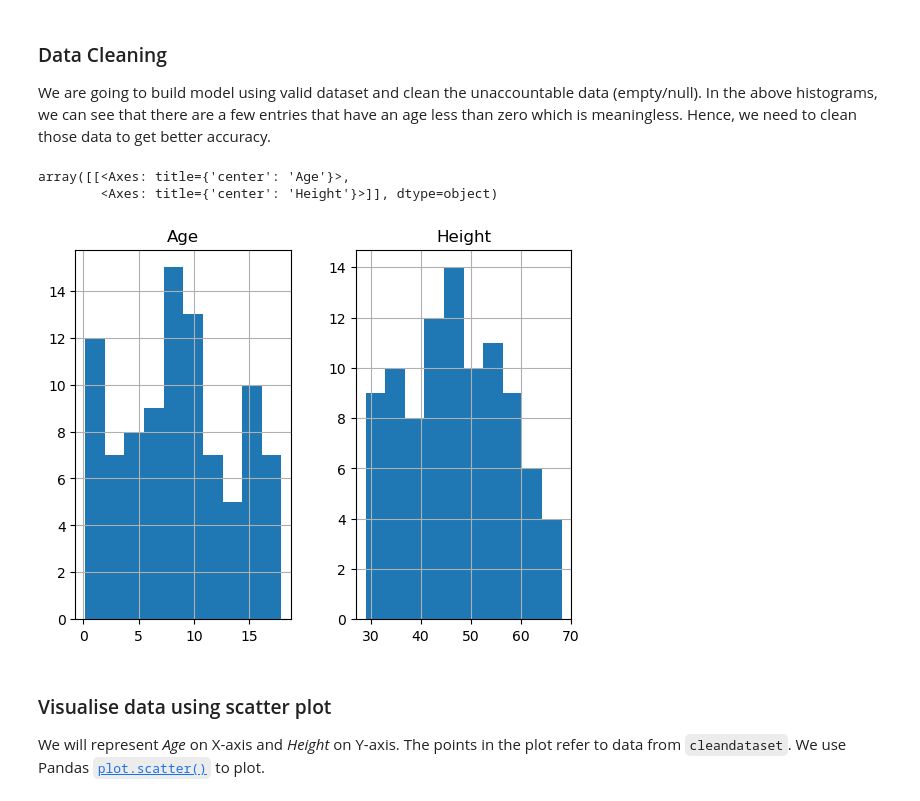
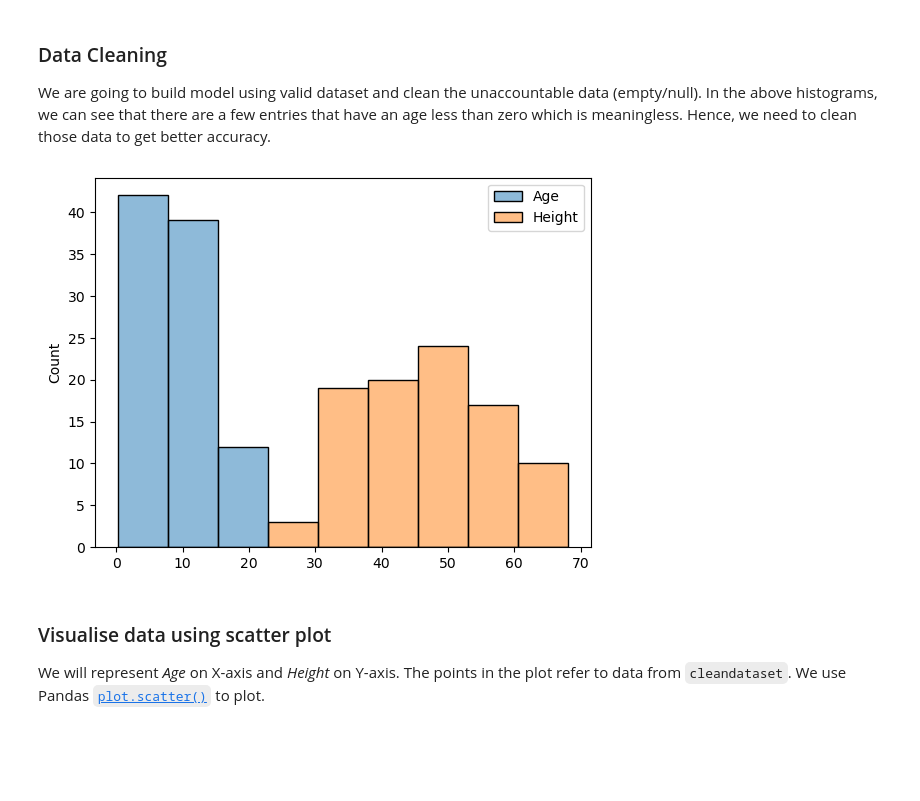
Before and after one commit to faizuddin/ISB46703, a Jupyter notebook: learning/supervised_regression.ipynb, the cells around one changed output. Drawn from its saved outputs; the diff is of its cells as text; code cells hidden in the pictures; blank space fills up the shorter version.

```diff
--- a/learning/supervised_regression.ipynb
+++ b/learning/supervised_regression.ipynb
@@ -47,11 +48,9 @@ array([[<AxesSubplot:title={'center':'Age'}>,
 We are going to build model using valid dataset and clean the unaccountable data (empty/null). In the above histograms, we can see that there are a few entries that have an age less than zero which is meaningless. Hence, we need to clean those data to get better accuracy.
 # %%
 cleandataset = rawdataset[rawdataset["Age"]>0]
-cleandataset.hist()
+sns.histplot(data=cleandataset);
 # %% [output]
-array([[<Axes: title={'center': 'Age'}>,
-        <Axes: title={'center': 'Height'}>]], dtype=object)
-[figure, old version]
+[figure, new version]
 # %% [markdown]
 ### Visualise data using scatter plot
 We will represent *Age* on X-axis and *Height* on Y-axis. The points in the plot refer to data from `cleandataset`. We use Pandas  [`plot.scatter()`](https://https://pandas.pydata.org/pandas-docs/version/0.25.0/reference/api/pandas.DataFrame.plot.scatter.html) to plot.
```
Also changed, not shown: parts of 22 cells of this notebook.
